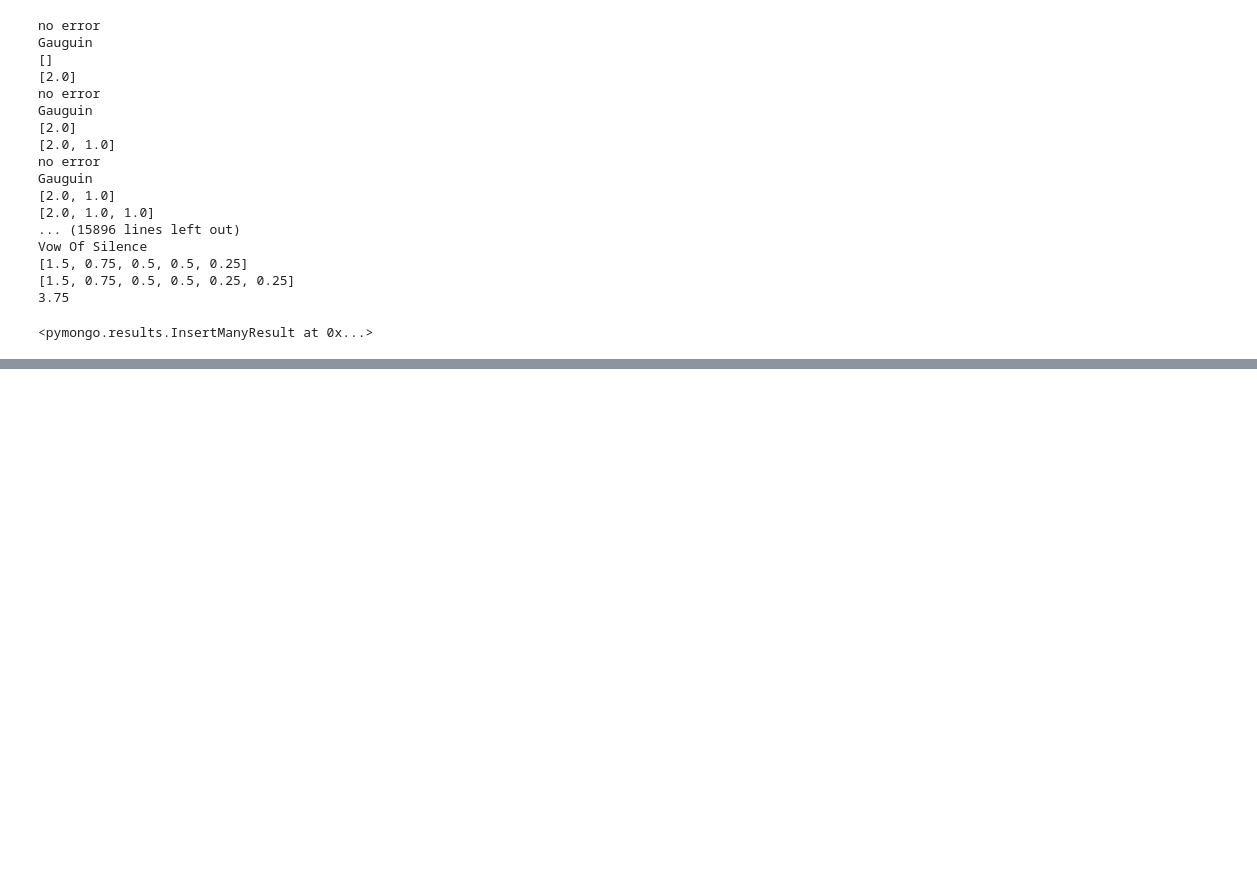
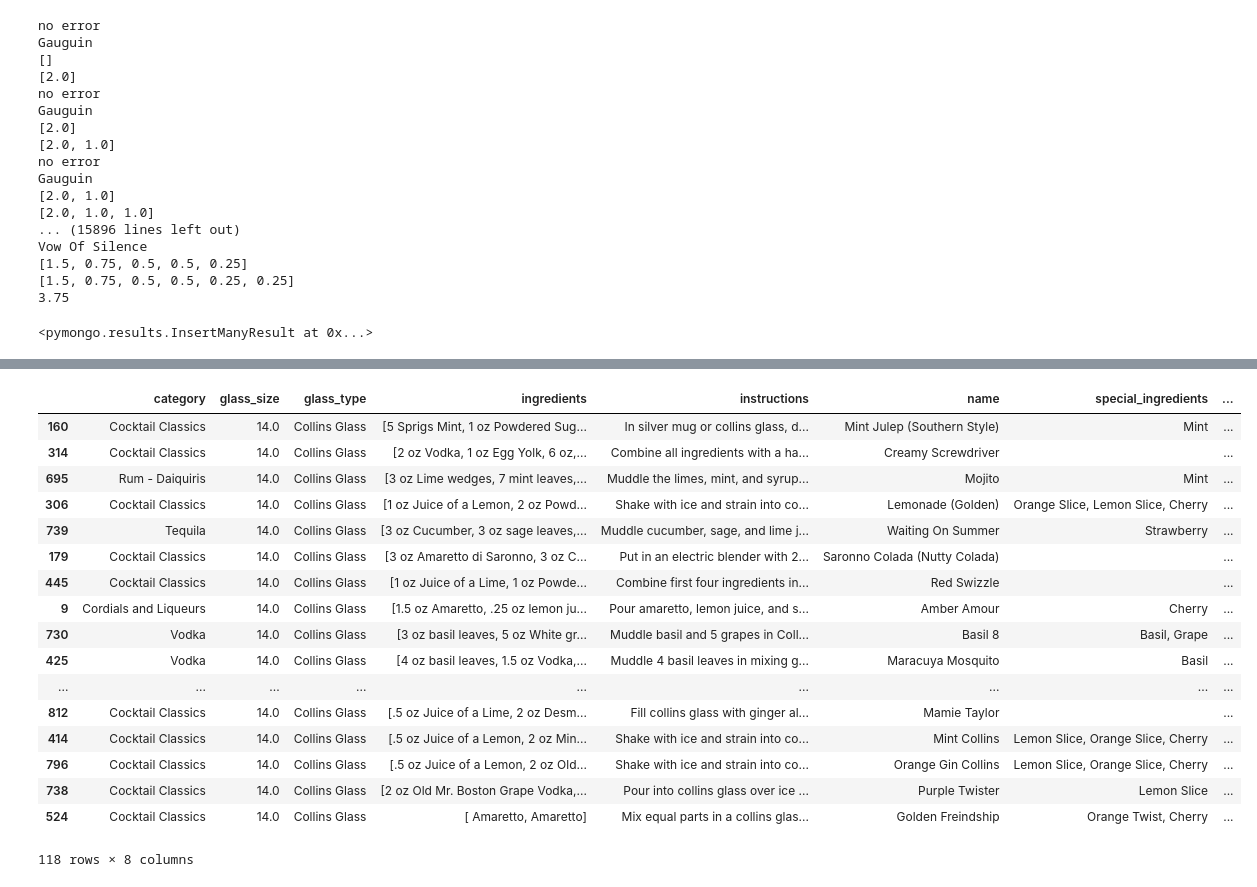
Before and after one commit to shortpoet/Final-Project, a Jupyter notebook: db_init.ipynb, the cells around one changed output, grey strips where cells are left out. Cells and saved outputs as stored; diff of their text form; code cells hidden in the pictures; blank space fills up the shorter version.

```diff
--- a/db_init.ipynb
+++ b/db_init.ipynb
@@ -178,0 +243,23 @@ recipes
+# %%
+recipes_df['total_volume'] = [float(volume) for volume in recipes_df['total_volume']]
+cocktail_glass = recipes_df.loc[recipes_df['glass_type'] == 'Collins Glass', :].sort_values(by='total_volume', ascending=False)
+cocktail_glass
+# %% [output]
+|  | category | glass_size | glass_type | ingredients | instructions | name | special_ingredients | ... |
+| 160 | Cocktail Classics | 14.0 | Collins Glass | [5 Sprigs Mint, 1 oz Powdered Sug... | In silver mug or collins glass, d... | Mint Julep (Southern Style) | Mint | ... |
+| 314 | Cocktail Classics | 14.0 | Collins Glass | [2 oz Vodka, 1 oz Egg Yolk, 6 oz,... | Combine all ingredients with a ha... | Creamy Screwdriver |  | ... |
+| 695 | Rum - Daiquiris | 14.0 | Collins Glass | [3 oz Lime wedges, 7 mint leaves,... | Muddle the limes, mint, and syrup... | Mojito | Mint | ... |
+| 306 | Cocktail Classics | 14.0 | Collins Glass | [1 oz Juice of a Lemon, 2 oz Powd... | Shake with ice and strain into co... | Lemonade (Golden) | Orange Slice, Lemon Slice, Cherry | ... |
+| 739 | Tequila | 14.0 | Collins Glass | [3 oz Cucumber, 3 oz sage leaves,... | Muddle cucumber, sage, and lime j... | Waiting On Summer | Strawberry | ... |
+| 179 | Cocktail Classics | 14.0 | Collins Glass | [3 oz Amaretto di Saronno, 3 oz C... | Put in an electric blender with 2... | Saronno Colada (Nutty Colada) |  | ... |
+| 445 | Cocktail Classics | 14.0 | Collins Glass | [1 oz Juice of a Lime, 1 oz Powde... | Combine first four ingredients in... | Red Swizzle |  | ... |
+| 9 | Cordials and Liqueurs | 14.0 | Collins Glass | [1.5 oz Amaretto, .25 oz lemon ju... | Pour amaretto, lemon juice, and s... | Amber Amour | Cherry | ... |
+| 730 | Vodka | 14.0 | Collins Glass | [3 oz basil leaves, 5 oz White gr... | Muddle basil and 5 grapes in Coll... | Basil 8 | Basil, Grape | ... |
+| 425 | Vodka | 14.0 | Collins Glass | [4 oz basil leaves, 1.5 oz Vodka,... | Muddle 4 basil leaves in mixing g... | Maracuya Mosquito | Basil | ... |
+| ... | ... | ... | ... | ... | ... | ... | ... | ... |
+| 812 | Cocktail Classics | 14.0 | Collins Glass | [.5 oz Juice of a Lime, 2 oz Desm... | Fill collins glass with ginger al... | Mamie Taylor |  | ... |
+| 414 | Cocktail Classics | 14.0 | Collins Glass | [.5 oz Juice of a Lemon, 2 oz Min... | Shake with ice and strain into co... | Mint Collins | Lemon Slice, Orange Slice, Cherry | ... |
+| 796 | Cocktail Classics | 14.0 | Collins Glass | [.5 oz Juice of a Lemon, 2 oz Old... | Shake with ice and strain into co... | Orange Gin Collins | Lemon Slice, Orange Slice, Cherry | ... |
+| 738 | Cocktail Classics | 14.0 | Collins Glass | [2 oz Old Mr. Boston Grape Vodka,... | Pour into collins glass over ice ... | Purple Twister | Lemon Slice | ... |
+| 524 | Cocktail Classics | 14.0 | Collins Glass | [ Amaretto, Amaretto] | Mix equal parts in a collins glas... | Golden Freindship | Orange Twist, Cherry | ... |
+118 rows × 8 columns
```
Also changed, not shown: parts of 16 cells of this notebook, 6 other files.
